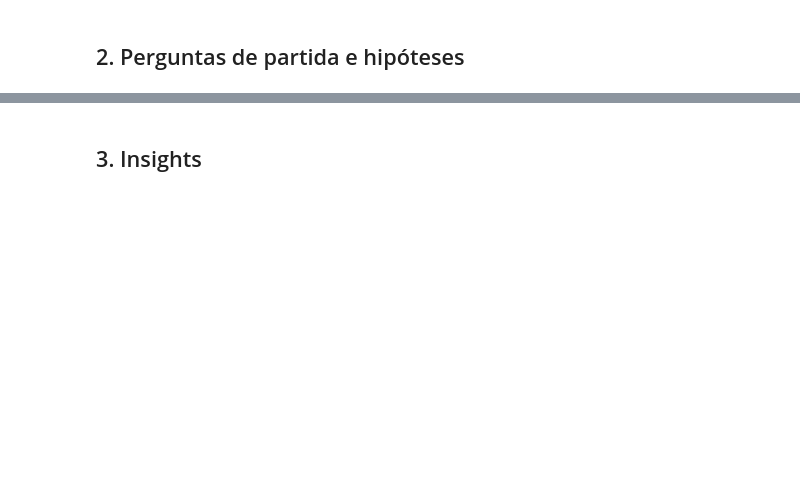
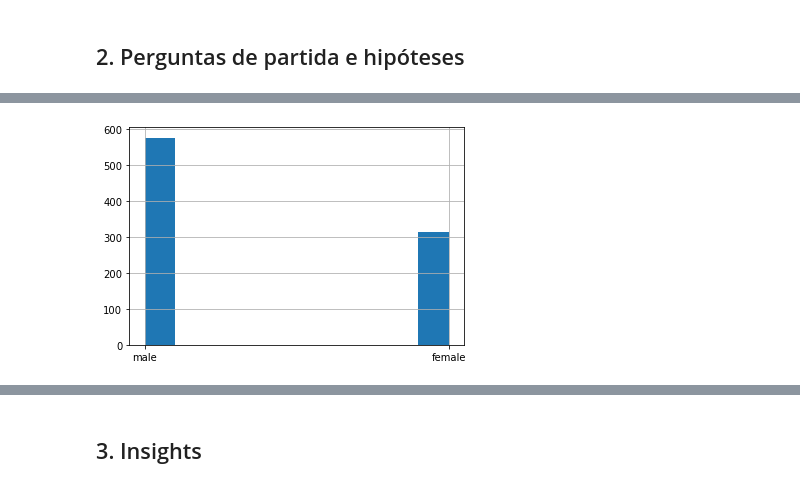
Before and after one commit to Dias04404/avanti-bootcamp-cdd, a Jupyter notebook: notebooks/01-exploratory_data_analysis.ipynb, the cells around one changed output, grey strips where cells are left out. Saved outputs shown, nothing was run; the diff lists cells and outputs as text; code cells hidden in the pictures; blank space fills up the shorter version.

```diff
--- a/notebooks/01-exploratory_data_analysis.ipynb
+++ b/notebooks/01-exploratory_data_analysis.ipynb
@@ -99,0 +231,4 @@ Quais fatores influenciaram o valor da passagem?
+# %%
+df['sex'].hist();
+# %% [output]
+[figure, added]
```
Also changed, not shown: parts of 22 cells of this notebook.
